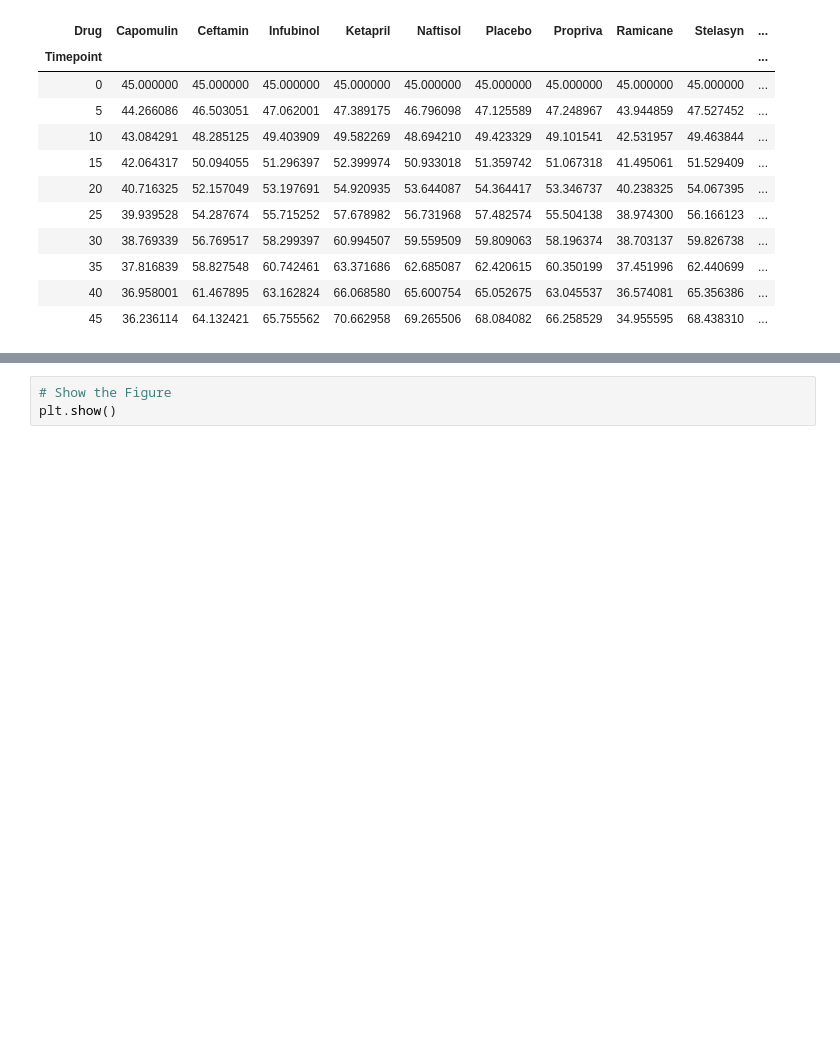
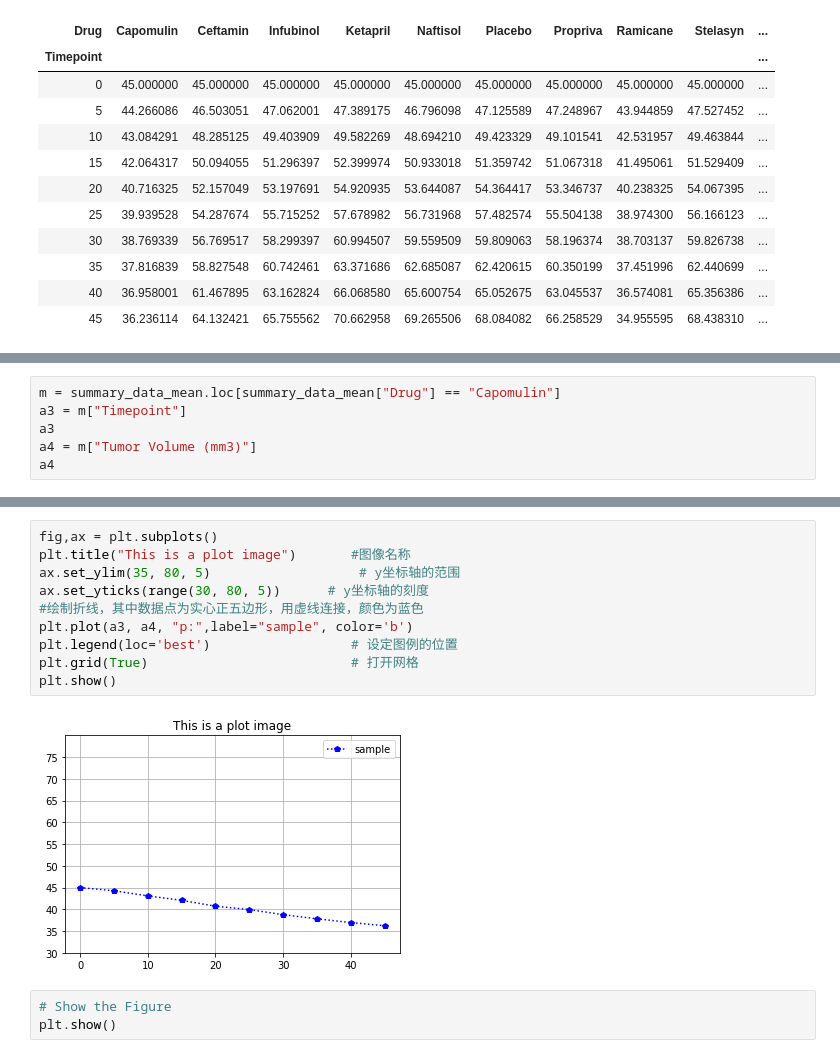
Before and after one commit to junyang42/matplotlib-challenge, a Jupyter notebook: Pymaceuticals/pymaceuticals_starter.ipynb, the cells around one changed output, grey strips where cells are left out. Saved outputs shown, nothing was run; the diff lists cells and outputs as text; blank space fills up the shorter version.

```diff
--- a/Pymaceuticals/pymaceuticals_starter.ipynb
+++ b/Pymaceuticals/pymaceuticals_starter.ipynb
@@ -122,3 +108,9 @@ for drug in drug_list:
 # Save the Figure
 # %% [output]
 [figure]
+# %%
+m = summary_data_mean.loc[summary_data_mean["Drug"] == "Capomulin"]
+a3 = m["Timepoint"]
+a3
+a4 = m["Tumor Volume (mm3)"]
+a4
@@ -125,3 +129,15 @@ for drug in drug_list:
+# %%
+fig,ax = plt.subplots()
+plt.title("This is a plot image")       #图像名称
+ax.set_ylim(35, 80, 5)                   # y坐标轴的范围
+ax.set_yticks(range(30, 80, 5))      # y坐标轴的刻度
+#绘制折线，其中数据点为实心正五边形，用虚线连接，颜色为蓝色
+plt.plot(a3, a4, "p:",label="sample", color='b')
+plt.legend(loc='best')                  # 设定图例的位置
+plt.grid(True)                          # 打开网格
+plt.show()
+# %% [output]
+[figure, added]
 # %%
 # Show the Figure
 plt.show()
```
Also changed, not shown: parts of 11 cells of this notebook.
